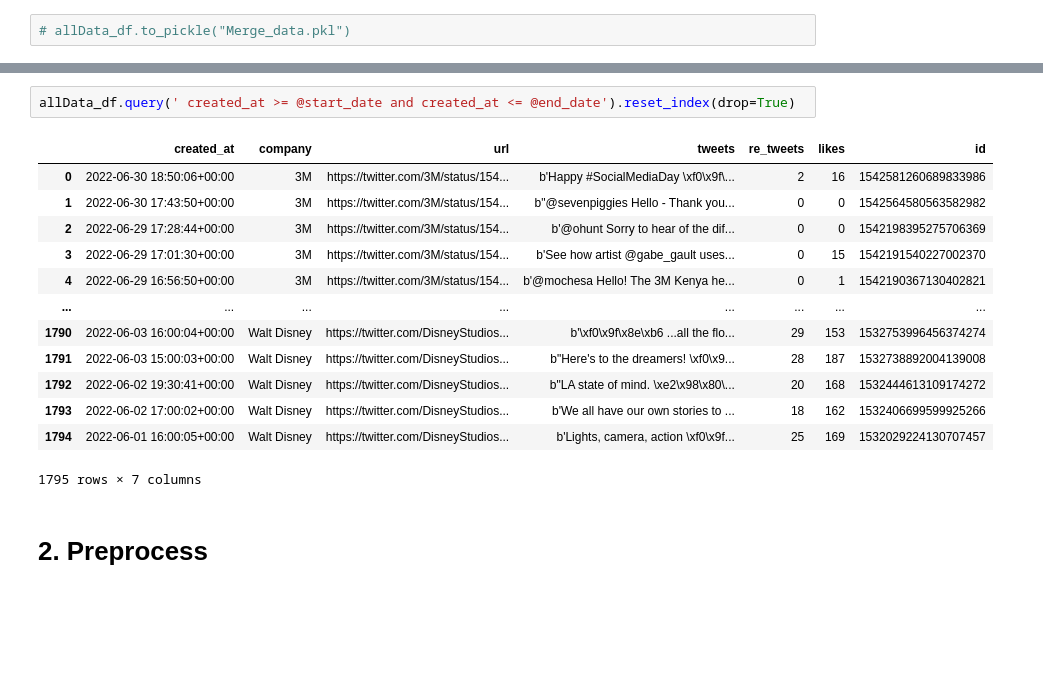
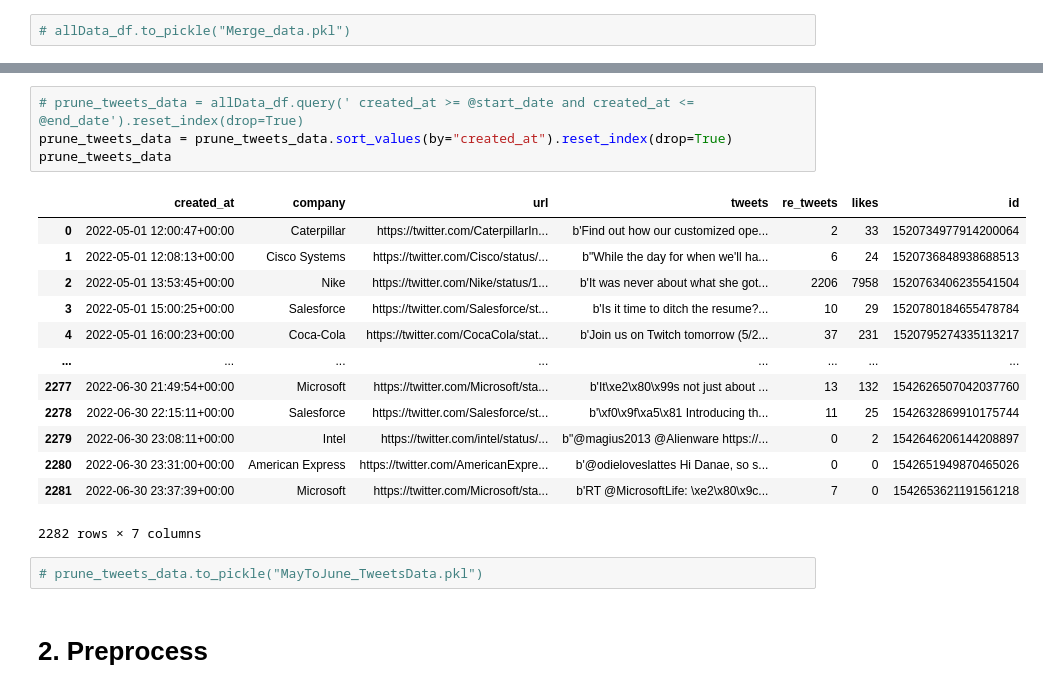
Before and after one commit to la83la/about_emotion, a Jupyter notebook: DJIA_relative_tweets_data.ipynb, the cells around one changed output, grey strips where cells are left out. Cells and saved outputs as stored; diff of their text form; blank space fills up the shorter version.

```diff
--- a/DJIA_relative_tweets_data.ipynb
+++ b/DJIA_relative_tweets_data.ipynb
@@ -200,20 +202,24 @@ print(end_date)
 2022-07-01 00:00:00+00:00
 # %%
-allData_df.query(' created_at >= @start_date and created_at <= @end_date').reset_index(drop=True)
+# prune_tweets_data = allData_df.query(' created_at >= @start_date and created_at <= @end_date').reset_index(drop=True)
+prune_tweets_data = prune_tweets_data.sort_values(by="created_at").reset_index(drop=True)
+prune_tweets_data
 # %% [output]
 |  | created_at | company | url | tweets | re_tweets | likes | id |
-| 0 | 2022-06-30 18:50:06+00:00 | 3M | https://twitter.com/3M/status/154... | b'Happy #SocialMediaDay \xf0\x9f\... | 2 | 16 | 1542581260689833986 |
-| 1 | 2022-06-30 17:43:50+00:00 | 3M | https://twitter.com/3M/status/154... | b"@sevenpiggies Hello - Thank you... | 0 | 0 | 1542564580563582982 |
-| 2 | 2022-06-29 17:28:44+00:00 | 3M | https://twitter.com/3M/status/154... | b'@ohunt Sorry to hear of the dif... | 0 | 0 | 1542198395275706369 |
-| 3 | 2022-06-29 17:01:30+00:00 | 3M | https://twitter.com/3M/status/154... | b'See how artist @gabe_gault uses... | 0 | 15 | 1542191540227002370 |
-| 4 | 2022-06-29 16:56:50+00:00 | 3M | https://twitter.com/3M/status/154... | b'@mochesa Hello! The 3M Kenya he... | 0 | 1 | 1542190367130402821 |
+| 0 | 2022-05-01 12:00:47+00:00 | Caterpillar | https://twitter.com/CaterpillarIn... | b'Find out how our customized ope... | 2 | 33 | 1520734977914200064 |
+| 1 | 2022-05-01 12:08:13+00:00 | Cisco Systems | https://twitter.com/Cisco/status/... | b"While the day for when we'll ha... | 6 | 24 | 1520736848938688513 |
+| 2 | 2022-05-01 13:53:45+00:00 | Nike | https://twitter.com/Nike/status/1... | b'It was never about what she got... | 2206 | 7958 | 1520763406235541504 |
+| 3 | 2022-05-01 15:00:25+00:00 | Salesforce | https://twitter.com/Salesforce/st... | b'Is it time to ditch the resume?... | 10 | 29 | 1520780184655478784 |
+| 4 | 2022-05-01 16:00:23+00:00 | Coca-Cola | https://twitter.com/CocaCola/stat... | b'Join us on Twitch tomorrow (5/2... | 37 | 231 | 1520795274335113217 |
 | ... | ... | ... | ... | ... | ... | ... | ... |
-| 1790 | 2022-06-03 16:00:04+00:00 | Walt Disney | https://twitter.com/DisneyStudios... | b'\xf0\x9f\x8e\xb6 ...all the flo... | 29 | 153 | 1532753996456374274 |
-| 1791 | 2022-06-03 15:00:03+00:00 | Walt Disney | https://twitter.com/DisneyStudios... | b"Here's to the dreamers! \xf0\x9... | 28 | 187 | 1532738892004139008 |
-| 1792 | 2022-06-02 19:30:41+00:00 | Walt Disney | https://twitter.com/DisneyStudios... | b"LA state of mind. \xe2\x98\x80\... | 20 | 168 | 1532444613109174272 |
-| 1793 | 2022-06-02 17:00:02+00:00 | Walt Disney | https://twitter.com/DisneyStudios... | b'We all have our own stories to ... | 18 | 162 | 1532406699599925266 |
-| 1794 | 2022-06-01 16:00:05+00:00 | Walt Disney | https://twitter.com/DisneyStudios... | b'Lights, camera, action \xf0\x9f... | 25 | 169 | 1532029224130707457 |
+| 2277 | 2022-06-30 21:49:54+00:00 | Microsoft | https://twitter.com/Microsoft/sta... | b'It\xe2\x80\x99s not just about ... | 13 | 132 | 1542626507042037760 |
+| 2278 | 2022-06-30 22:15:11+00:00 | Salesforce | https://twitter.com/Salesforce/st... | b'\xf0\x9f\xa5\x81 Introducing th... | 11 | 25 | 1542632869910175744 |
+| 2279 | 2022-06-30 23:08:11+00:00 | Intel | https://twitter.com/intel/status/... | b"@magius2013 @Alienware https://... | 0 | 2 | 1542646206144208897 |
+| 2280 | 2022-06-30 23:31:00+00:00 | American Express | https://twitter.com/AmericanExpre... | b'@odieloveslattes Hi Danae, so s... | 0 | 0 | 1542651949870465026 |
+| 2281 | 2022-06-30 23:37:39+00:00 | Microsoft | https://twitter.com/Microsoft/sta... | b'RT @MicrosoftLife: \xe2\x80\x9c... | 7 | 0 | 1542653621191561218 |
-1795 rows × 7 columns
+2282 rows × 7 columns
+# %%
+# prune_tweets_data.to_pickle("MayToJune_TweetsData.pkl")
 # %% [markdown]
 # 2. Preprocess
 # %% [markdown]
```
Also changed, not shown: parts of 34 cells of this notebook, 4 other files.
